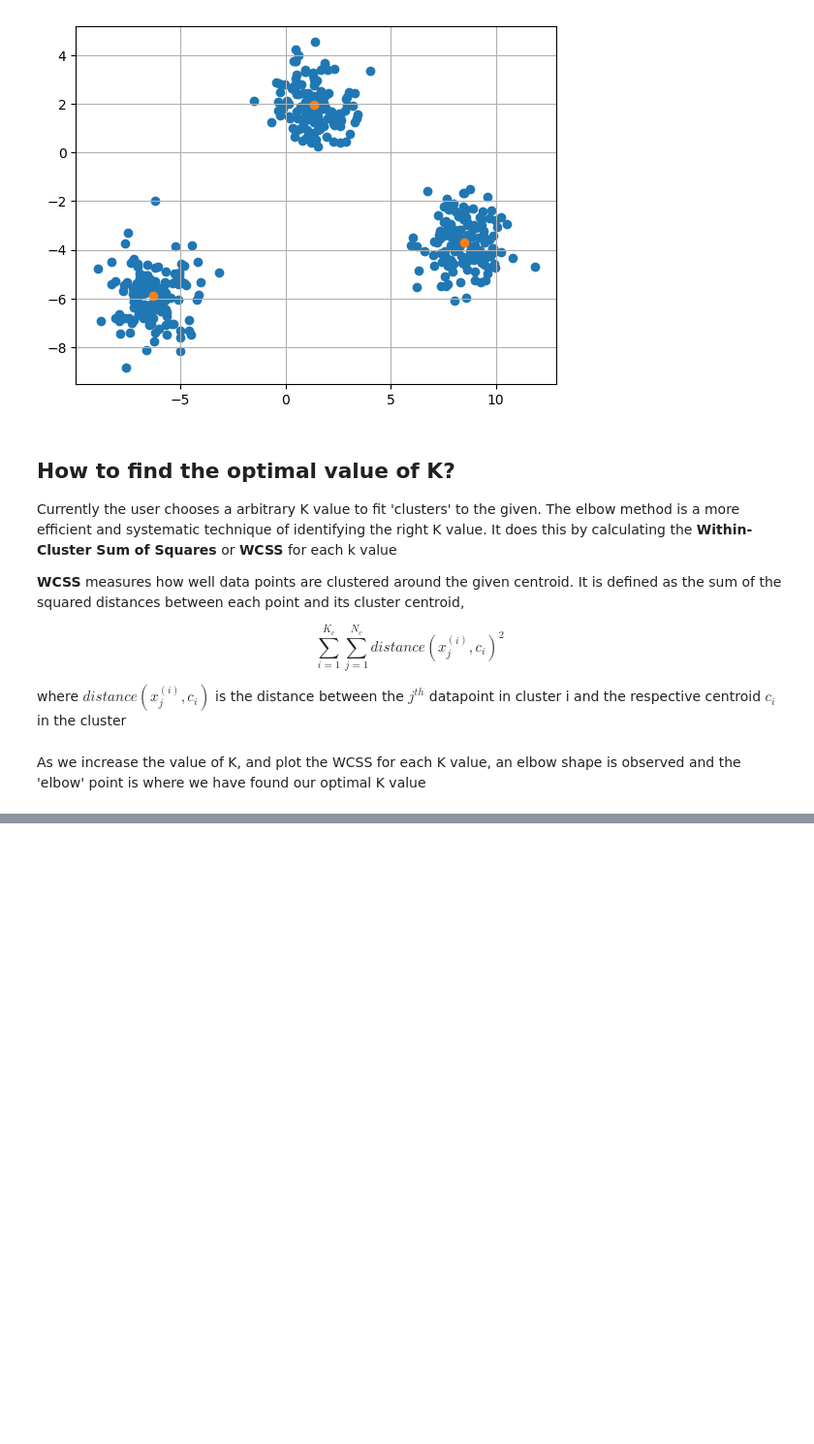
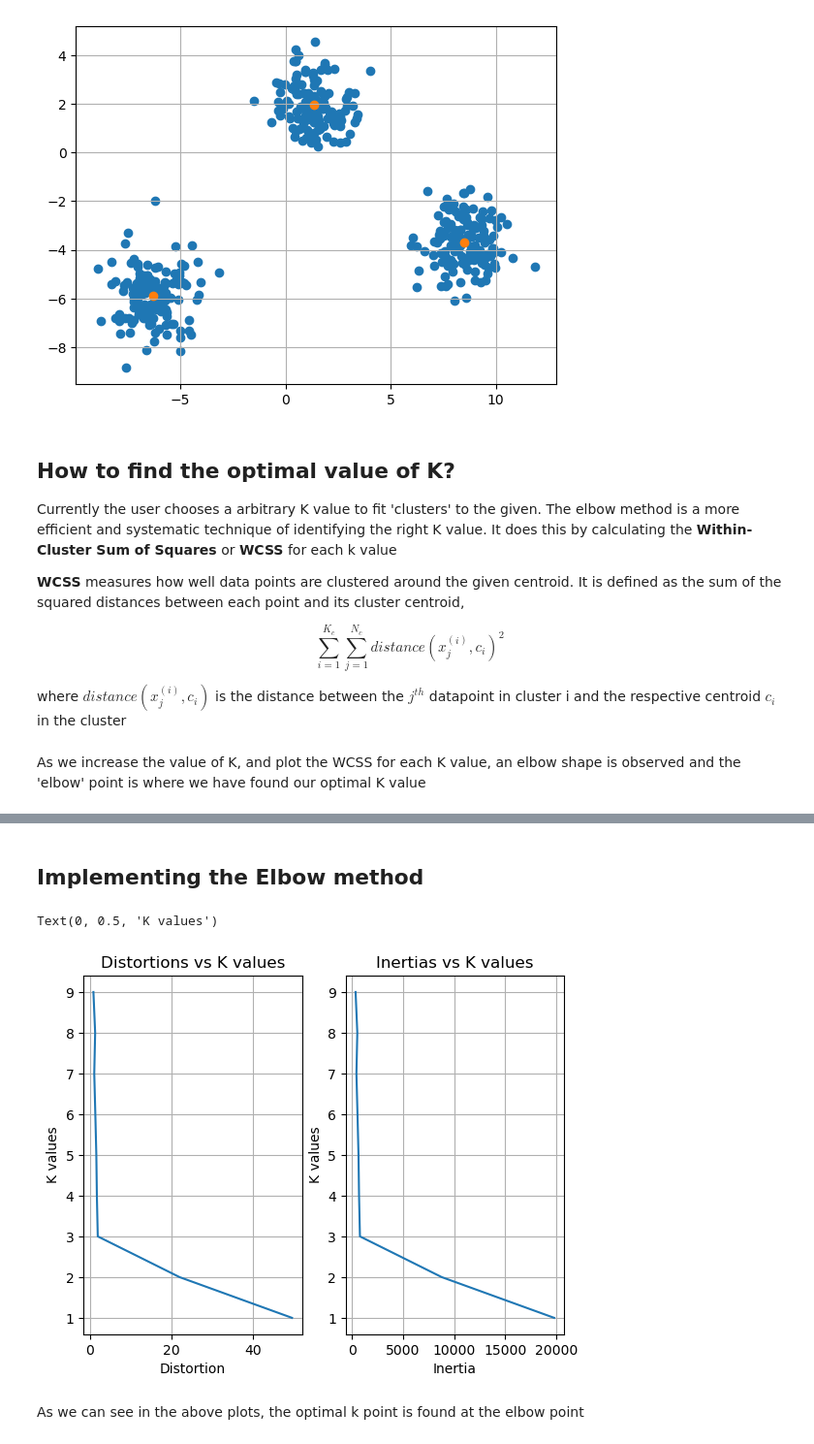
Before and after one commit to devireddyprasanth22/ml-models, a Jupyter notebook: kmeans_clustering/kmeans.ipynb, the cells around one changed output, grey strips where cells are left out. Shown at 97% size. Drawn from its saved outputs; the diff is of its cells as text; code cells hidden in the pictures; blank space fills up the shorter version.

Commit message:
completed k means clustering

```diff
--- a/kmeans_clustering/kmeans.ipynb
+++ b/kmeans_clustering/kmeans.ipynb
@@ -91,6 +91,18 @@ class KMeansCluster:
         # if previous centroid/cluster == curr centroid/cluster, means no change, hence breaking from loop
             if np.allclose(prev, self.centroids):
                 break
+
+    # added methods to calculate distortion and inertia to identify optimal k value
+    def distortion(self, data):
+        assigned = self.assignCentroid(data)
+        distance = np.sum((self.centroids[assigned] - data)**2, axis=1) # using euclidean distance formula
+        return np.sum(distance) / len(data)
+
+
+    def inertia(self, data):
+        assigned = self.assignCentroid(data)
+        distance = np.sum((self.centroids[assigned] - data)**2, axis=1)
+        return np.sum(distance)
 # %% [markdown]
 ### Initialize Model
 # %%
@@ -151,0 +177,30 @@ Distortion and inertia are key metrics that help us evaluate the quality of grou
+# %% [markdown]
+## Implementing the Elbow method
+# %%
+k_vals = range(1,10)
+distortions = []
+inertias = []
+for val in k_vals:
+    kmeansModel = KMeansCluster(val)
+    kmeansModel.fit(X)
+    distortions.append(kmeansModel.distortion(X))
+    inertias.append(kmeansModel.inertia(X))
+# %%
+plt.subplot(1,2,1)
+plt.grid()
+plt.plot(distortions,k_vals)
+plt.title('Distortions vs K values')
+plt.xlabel('Distortion')
+plt.ylabel('K values')
+
+plt.subplot(1,2,2)
+plt.grid()
+plt.plot(inertias, k_vals)
+plt.title('Inertias vs K values')
+plt.xlabel('Inertia')
+plt.ylabel('K values')
+# %% [output]
+Text(0, 0.5, 'K values')
+[figure, added]
+# %% [markdown]
+As we can see in the above plots, the optimal k point is found at the elbow point
```
Also changed, not shown: parts of 6 cells of this notebook.
